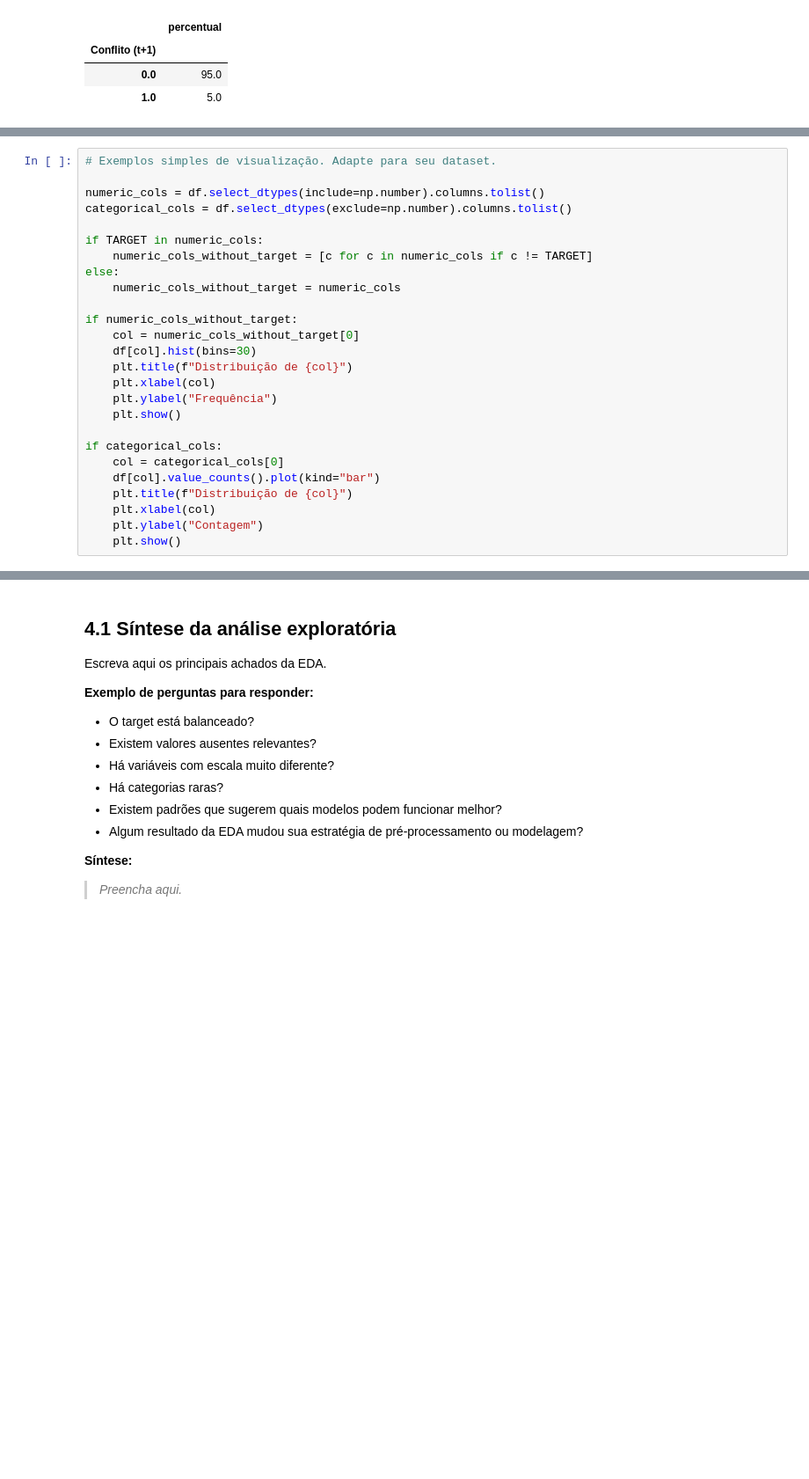
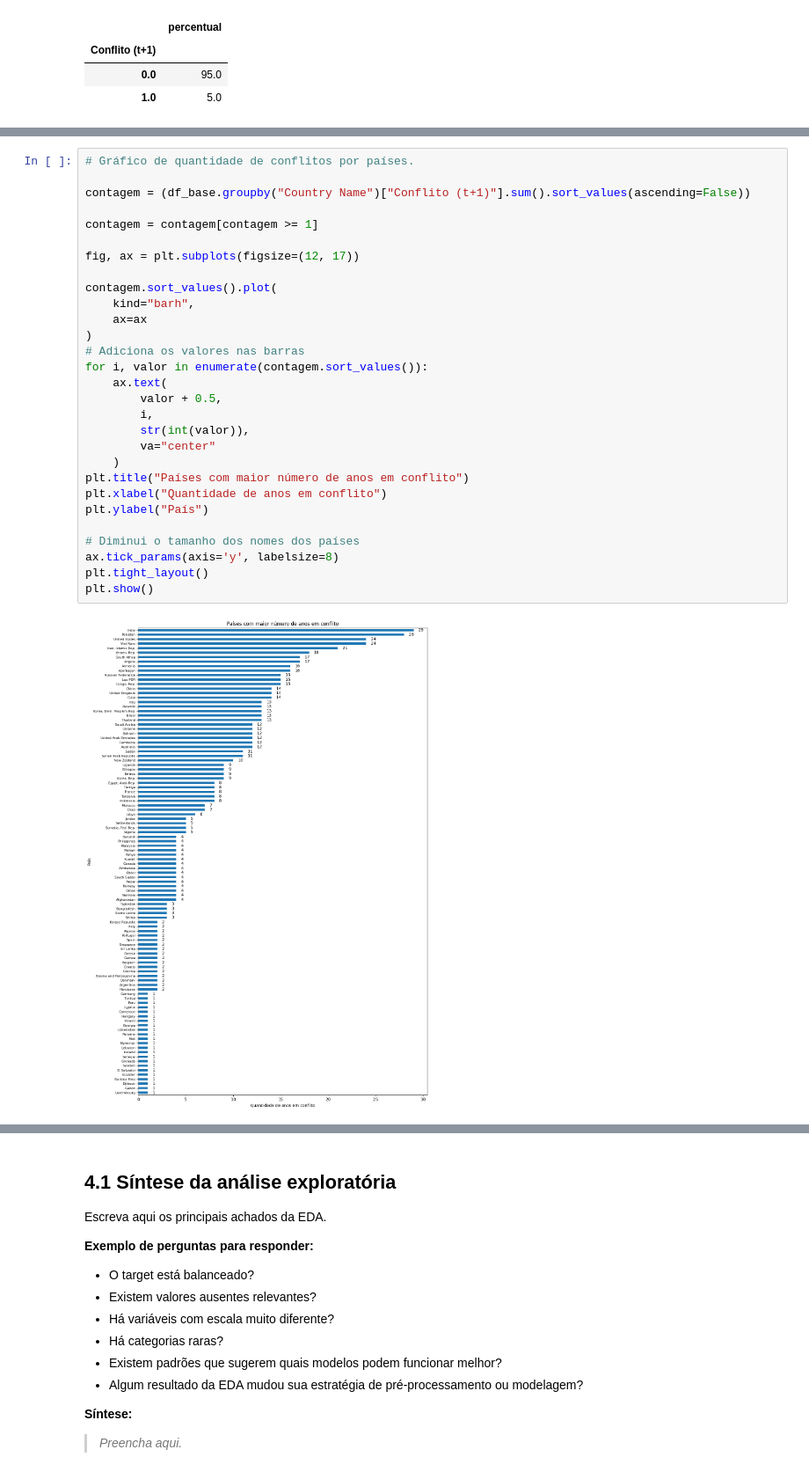
Before and after one commit to marcelastein/MVP-Classificacao_conflitos_militares, a Jupyter notebook: MVP_ML_Classificacao_de_conflitos.ipynb, the cells around one changed output, grey strips where cells are left out. Shown at 88% size. Saved outputs shown, nothing was run; the diff lists cells and outputs as text; blank space fills up the shorter version.

```diff
--- a/MVP_ML_Classificacao_de_conflitos.ipynb
+++ b/MVP_ML_Classificacao_de_conflitos.ipynb
@@ -547,26 +530,31 @@ ANALISE:*Claramente é posível observar que o dataset é desbalanceado. Apresen
 # %%
-# Exemplos simples de visualização. Adapte para seu dataset.
+# Gráfico de quantidade de conflitos por países.
 
-numeric_cols = df.select_dtypes(include=np.number).columns.tolist()
-categorical_cols = df.select_dtypes(exclude=np.number).columns.tolist()
+contagem = (df_base.groupby("Country Name")["Conflito (t+1)"].sum().sort_values(ascending=False))
 
-if TARGET in numeric_cols:
-    numeric_cols_without_target = [c for c in numeric_cols if c != TARGET]
-else:
-    numeric_cols_without_target = numeric_cols
+contagem = contagem[contagem >= 1]
 
-if numeric_cols_without_target:
-    col = numeric_cols_without_target[0]
-    df[col].hist(bins=30)
-    plt.title(f"Distribuição de {col}")
-    plt.xlabel(col)
-    plt.ylabel("Frequência")
-    plt.show()
+fig, ax = plt.subplots(figsize=(12, 17))
 
-if categorical_cols:
-    col = categorical_cols[0]
-    df[col].value_counts().plot(kind="bar")
-    plt.title(f"Distribuição de {col}")
-    plt.xlabel(col)
-    plt.ylabel("Contagem")
-    plt.show()
+contagem.sort_values().plot(
+    kind="barh",
+    ax=ax
+)
+# Adiciona os valores nas barras
+for i, valor in enumerate(contagem.sort_values()):
+    ax.text(
+        valor + 0.5,
+        i,
+        str(int(valor)),
+        va="center"
+    )
+plt.title("Países com maior número de anos em conflito")
+plt.xlabel("Quantidade de anos em conflito")
+plt.ylabel("País")
+
+# Diminui o tamanho dos nomes dos países
+ax.tick_params(axis='y', labelsize=8)
+plt.tight_layout()
+plt.show()
+# %% [output]
+[figure, added]
```
Also changed, not shown: parts of 5 cells of this notebook.
